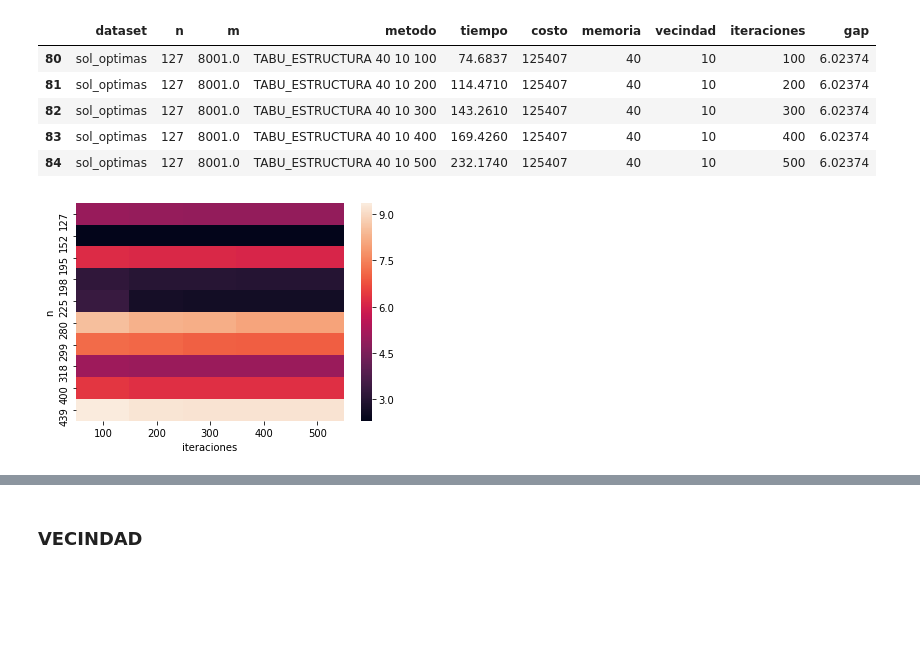
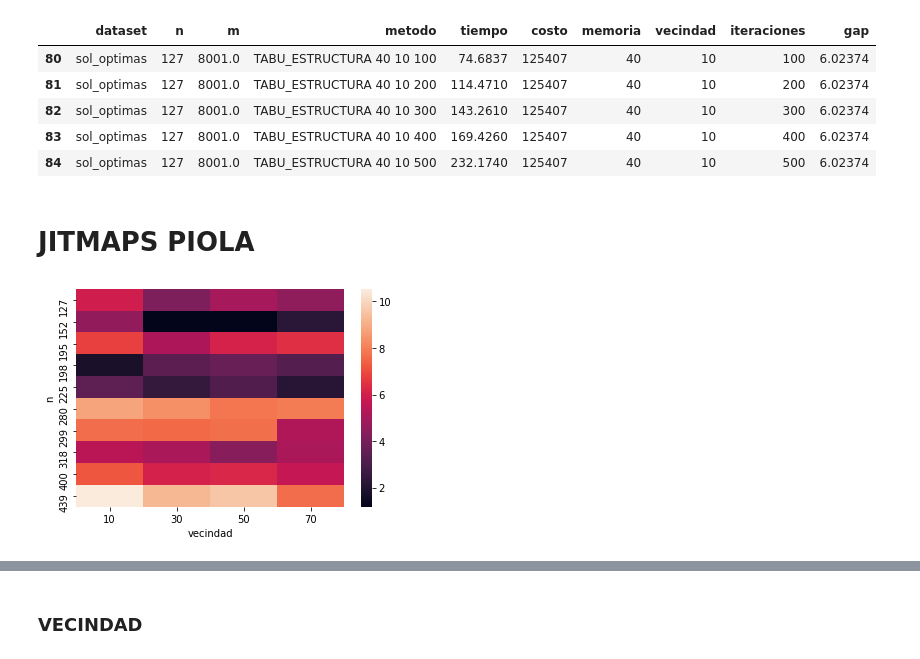
Before and after one commit to maltenzo/algo3-tp2, a Jupyter notebook: Python/Analisis.ipynb, the cells around one changed output, grey strips where cells are left out. Saved outputs shown, nothing was run; the diff lists cells and outputs as text; code cells hidden in the pictures; blank space fills up the shorter version.

Commit message:
jitmap de nuevo

```diff
--- a/Python/Analisis.ipynb
+++ b/Python/Analisis.ipynb
@@ -413,13 +415,15 @@ estructura_opt_param.head()
 | 82 | sol_optimas | 127 | 8001.0 | TABU_ESTRUCTURA 40 10 300 | 143.2610 | 125407 | 40 | 10 | 300 | 6.02374 |
 | 83 | sol_optimas | 127 | 8001.0 | TABU_ESTRUCTURA 40 10 400 | 169.4260 | 125407 | 40 | 10 | 400 | 6.02374 |
 | 84 | sol_optimas | 127 | 8001.0 | TABU_ESTRUCTURA 40 10 500 | 232.1740 | 125407 | 40 | 10 | 500 | 6.02374 |
+# %% [markdown]
+# JITMAPS PIOLA
 # %%
 estructura = estructura_opt_param.copy();
 # %%
-vecindad = pd.pivot_table(ciclos, values='gap', index=['n'], columns='vecindad')
+vecindad = pd.pivot_table(estructura, values='gap', index=['n'], columns='vecindad')
 
 sns.heatmap(vecindad);
 
-plt.savefig("graficos/heatmap-ciclos-vecindad");
+plt.savefig("graficos/heatmap-estructura-vecindad");
 # %% [output]
-[figure, old version]
+[figure, new version]
```
Also changed, not shown: parts of 3 cells of this notebook, 1 other file.
